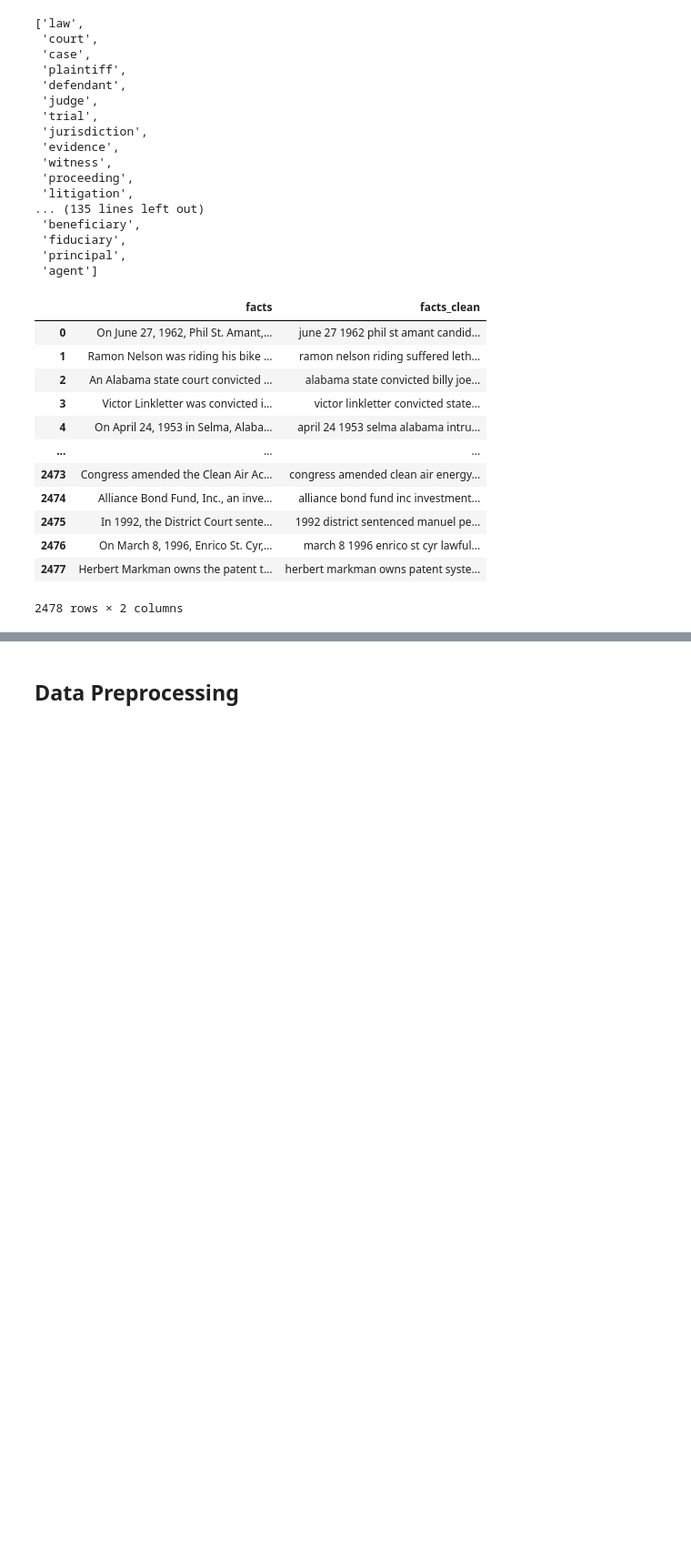
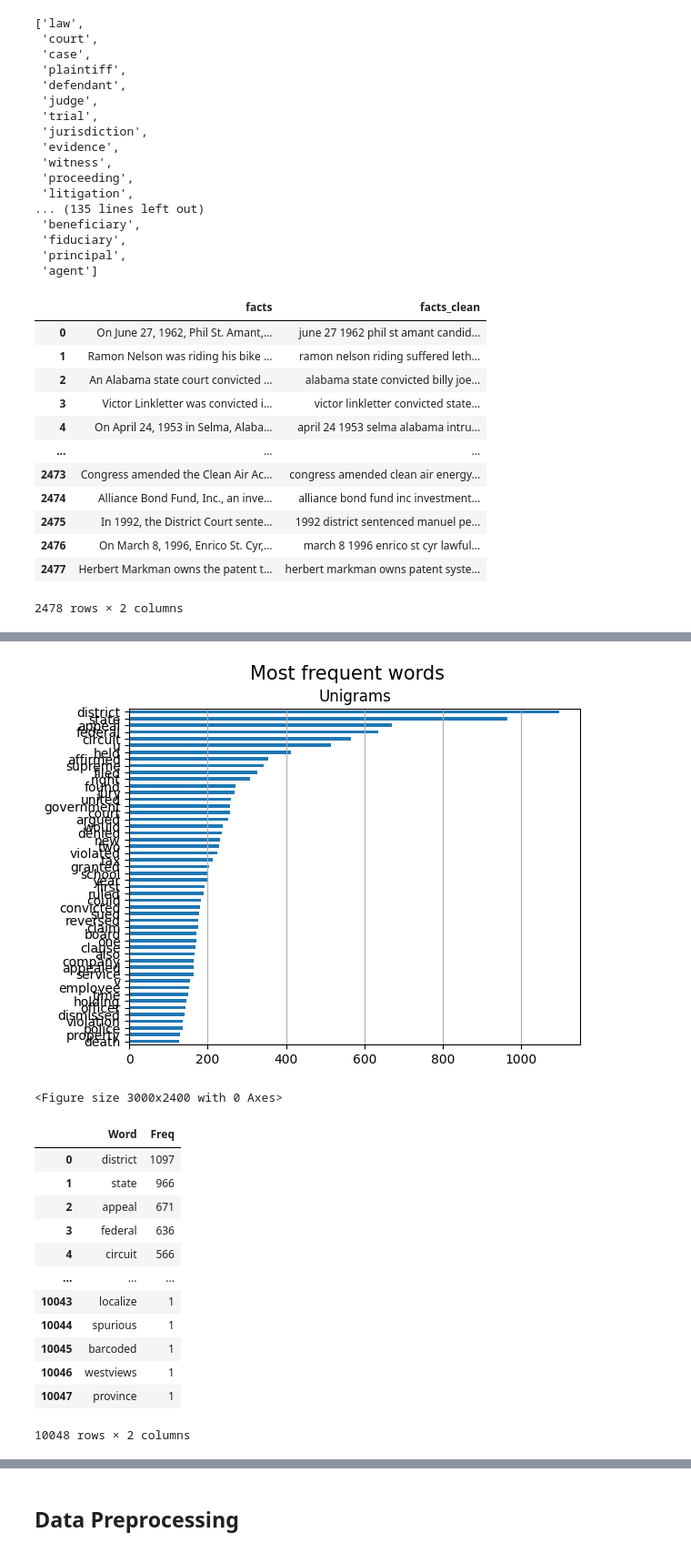
Before and after one commit to dlsco123/mtvsDacon, a Jupyter notebook: [mtvs]lej.ipynb, the cells around one changed output, grey strips where cells are left out. Shown: that part at 91% size. Cells and saved outputs as stored; diff of their text form; code cells hidden in the pictures; blank space fills up the shorter version.

```diff
--- a/[mtvs]lej.ipynb
+++ b/[mtvs]lej.ipynb
@@ -344,0 +336,35 @@ dtf_uni
+# %%
+y=0
+corpus0 = train_nlp2[train_nlp2["first_party_winner"]== y]["facts_clean"]
+lst_tokens = nltk.tokenize.word_tokenize(corpus0.str.cat(sep=" "))
+
+fig, ax = plt.subplots(nrows=1, ncols=1)
+fig.suptitle("Most frequent words", fontsize=15)
+figure(figsize=(30, 24))
+
+dic_words_freq = nltk.FreqDist(lst_tokens)
+dtf_uni0 = pd.DataFrame(dic_words_freq.most_common(), columns=["Word","Freq"])
+# dtf_uni[40:60]
+dtf_uni0.set_index("Word").iloc[:50,:].sort_values(by="Freq").plot(
+                  kind="barh", title="Unigrams", ax=ax,
+                  legend=False).grid(axis='x')
+ax.set(ylabel=None)
+plt.show()
+
+dtf_uni0
+# %% [output]
+[figure, added]
+<Figure size 3000x2400 with 0 Axes>
+|  | Word | Freq |
+| 0 | district | 1097 |
+| 1 | state | 966 |
+| 2 | appeal | 671 |
+| 3 | federal | 636 |
+| 4 | circuit | 566 |
+| ... | ... | ... |
+| 10043 | localize | 1 |
+| 10044 | spurious | 1 |
+| 10045 | barcoded | 1 |
+| 10046 | westviews | 1 |
+| 10047 | province | 1 |
+10048 rows × 2 columns
```
Also changed, not shown: parts of 35 cells of this notebook.
